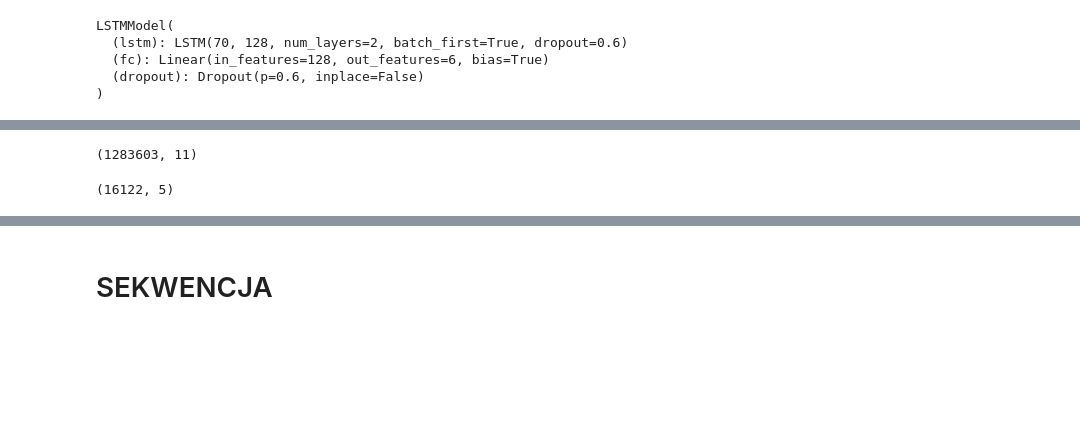
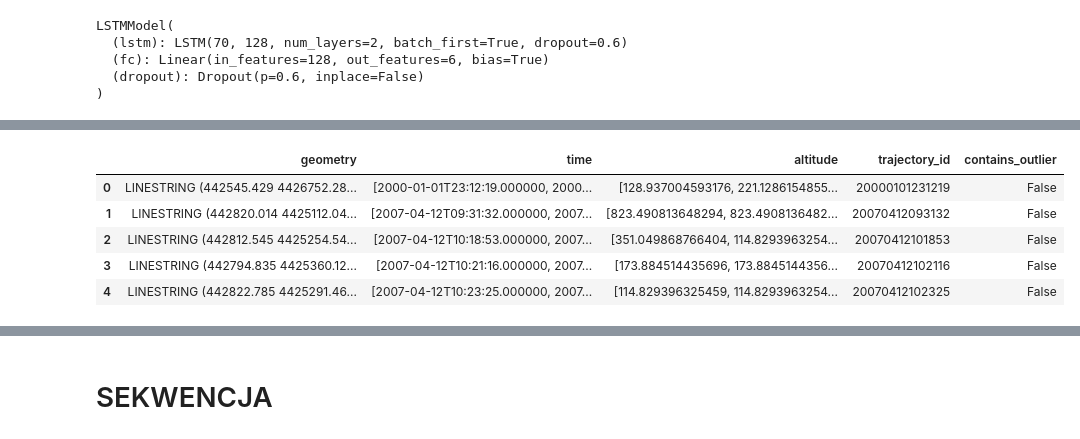
Before and after one commit to SzymonLeszkiewicz/GEO_EDA, a Jupyter notebook: baseline/traj_prediction/geolife/eda_hex.ipynb, the cells around one changed output, grey strips where cells are left out. Drawn from its saved outputs; the diff is of its cells as text; code cells hidden in the pictures; blank space fills up the shorter version.

Commit message:
fix: long distance clean

```diff
--- a/baseline/traj_prediction/geolife/eda_hex.ipynb
+++ b/baseline/traj_prediction/geolife/eda_hex.ipynb
@@ -176,5 +184,10 @@ embeddings.shape
 # %%
-gdf = gpd.read_parquet(os.path.join('output_data', 'geolife_mpd.parquet'))
-gdf.shape
+gdf = gpd.read_parquet(os.path.join('output_data', 'geolife_pekin_clean_small.parquet'))
+gdf.head()
 # %% [output]
-(1283603, 11)
+|  | geometry | time | altitude | trajectory_id | contains_outlier |
+| 0 | LINESTRING (442545.429 4426752.28... | [2000-01-01T23:12:19.000000, 2000... | [128.937004593176, 221.1286154855... | 20000101231219 | False |
+| 1 | LINESTRING (442820.014 4425112.04... | [2007-04-12T09:31:32.000000, 2007... | [823.490813648294, 823.4908136482... | 20070412093132 | False |
+| 2 | LINESTRING (442812.545 4425254.54... | [2007-04-12T10:18:53.000000, 2007... | [351.049868766404, 114.8293963254... | 20070412101853 | False |
+| 3 | LINESTRING (442794.835 4425360.12... | [2007-04-12T10:21:16.000000, 2007... | [173.884514435696, 173.8845144356... | 20070412102116 | False |
+| 4 | LINESTRING (442822.785 4425291.46... | [2007-04-12T10:23:25.000000, 2007... | [114.829396325459, 114.8293963254... | 20070412102325 | False |
@@ -181,8 +196,6 @@ gdf.shape
 # %%
-gdf_agg = gdf.groupby('trajectory_id').agg(
-    {'geometry': LineString, 'date_str': list, 'speed': list, 'altitude': list,
-     'trajectory_id': 'first'})
-gdf_agg.shape
+# gdf_agg = gdf.groupby('trajectory_id').agg(
+#     {'geometry': LineString, 'date_str': list, 'speed': list, 'altitude': list,
+#      'trajectory_id': 'first'})
+# gdf_agg.shape
-# %% [output]
-(16122, 5)
 # %%
```
Also changed, not shown: parts of 19 cells of this notebook, 4 other files.
